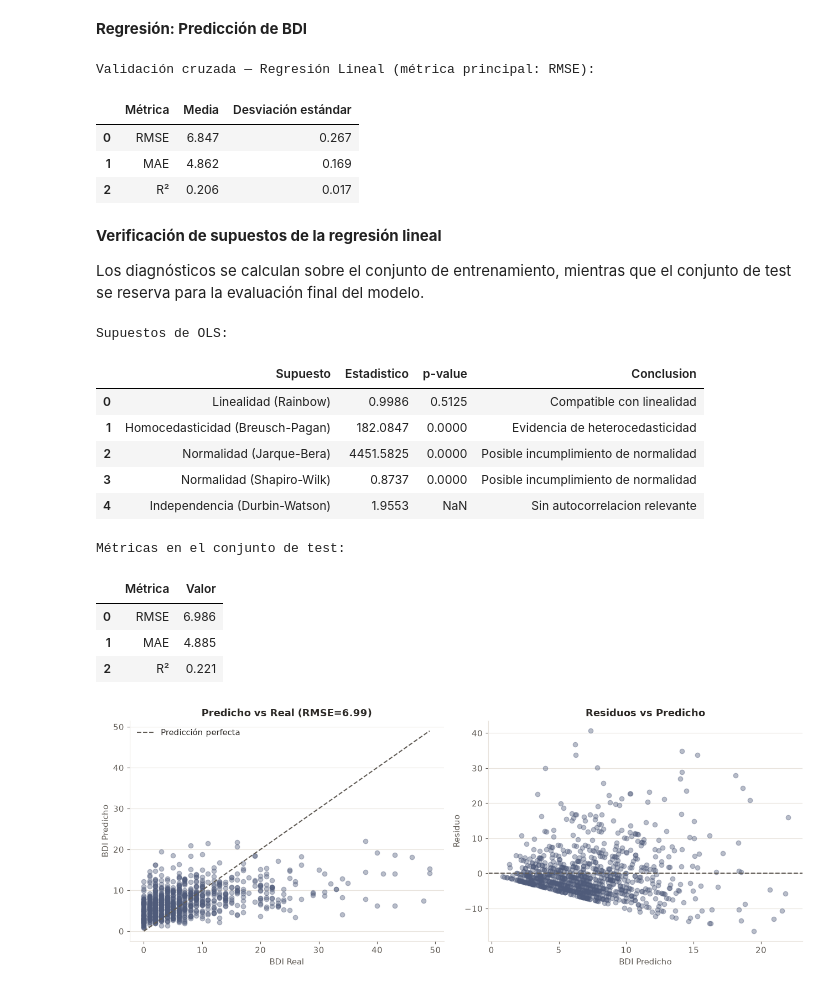
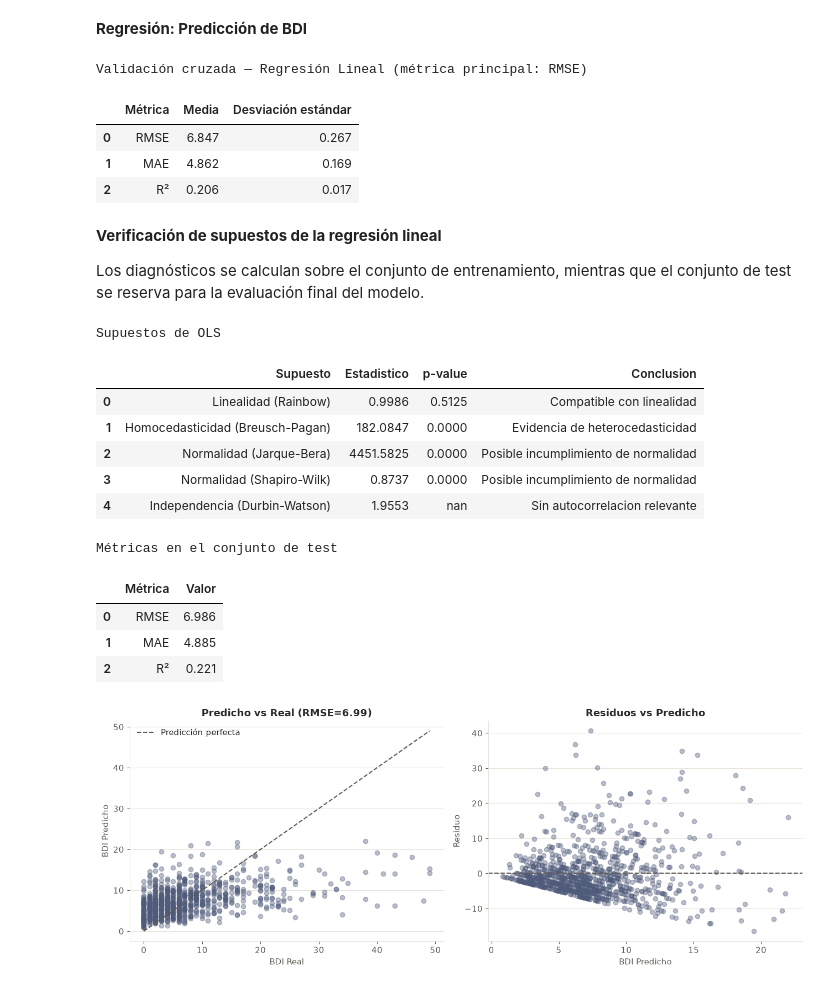
Before and after one commit to luencaro/screen-time-mental-health-py, a Jupyter notebook: notebooks/EDA.ipynb, the cells around one changed output. Saved outputs shown, nothing was run; the diff lists cells and outputs as text; code cells hidden in the pictures.

```diff
--- a/notebooks/EDA.ipynb
+++ b/notebooks/EDA.ipynb
@@ -1033,10 +1019,10 @@ resumen_cv_regresion = pd.DataFrame(
     }
 )
 
-print("Validación cruzada — Regresión Lineal (métrica principal: RMSE):")
-display(resumen_cv_regresion.round(3))
+display(resumen_cv_regresion.style.format(precision=3).set_caption(
+    "Validación cruzada — Regresión Lineal (métrica principal: RMSE)"))
 # %% [output]
-Validación cruzada — Regresión Lineal (métrica principal: RMSE):
+Validación cruzada — Regresión Lineal (métrica principal: RMSE)
 |  | Métrica | Media | Desviación estándar |
 | 0 | RMSE | 6.847 | 0.267 |
 | 1 | MAE | 4.862 | 0.169 |
@@ -1048,33 +1034,32 @@ Los diagnósticos se calculan sobre el conjunto de entrenamiento, mientras que e
 # %%
 pipeline_regresion.fit(X_train_bdi, y_train_bdi)
 y_pred_bdi = pipeline_regresion.predict(X_test_bdi)
 
 variables_numericas = [
     "sleep_quality_index",
     "avg_sleep_hours",
     "midsleep_weekend_hours",
     "screen_time_index",
 ]
 
 resultado_vif, resultado_supuestos, resumen_influencia, observaciones_influyentes = (
     diagnosticar_regresion_lineal(
         X_train=X_train_bdi,
         y_train=y_train_bdi,
         variables_numericas=variables_numericas,
         variable_categorica="sex",
     )
 )
 
-print("Supuestos de OLS:")
-display(resultado_supuestos.round(4))
+display(resultado_supuestos.style.format(precision=4).set_caption("Supuestos de OLS"))
 # %% [output]
-Supuestos de OLS:
+Supuestos de OLS
 |  | Supuesto | Estadistico | p-value | Conclusion |
 | 0 | Linealidad (Rainbow) | 0.9986 | 0.5125 | Compatible con linealidad |
 | 1 | Homocedasticidad (Breusch-Pagan) | 182.0847 | 0.0000 | Evidencia de heterocedasticidad |
 | 2 | Normalidad (Jarque-Bera) | 4451.5825 | 0.0000 | Posible incumplimiento de normalidad |
 | 3 | Normalidad (Shapiro-Wilk) | 0.8737 | 0.0000 | Posible incumplimiento de normalidad |
-| 4 | Independencia (Durbin-Watson) | 1.9553 | NaN | Sin autocorrelacion relevante |
+| 4 | Independencia (Durbin-Watson) | 1.9553 | nan | Sin autocorrelacion relevante |
 # %%
 pipeline_regresion.fit(X_train_bdi, y_train_bdi)
 y_pred_bdi = pipeline_regresion.predict(X_test_bdi)
@@ -1090,10 +1075,9 @@ metricas_test_regresion = pd.DataFrame(
     }
 )
 
-print("Métricas en el conjunto de test:")
-display(metricas_test_regresion.round(3))
+display(metricas_test_regresion.style.format(precision=3).set_caption("Métricas en el conjunto de test"))
 # %% [output]
-Métricas en el conjunto de test:
+Métricas en el conjunto de test
 |  | Métrica | Valor |
 | 0 | RMSE | 6.986 |
 | 1 | MAE | 4.885 |
```
Also changed, not shown: parts of 7 cells of this notebook, 19 other files.
